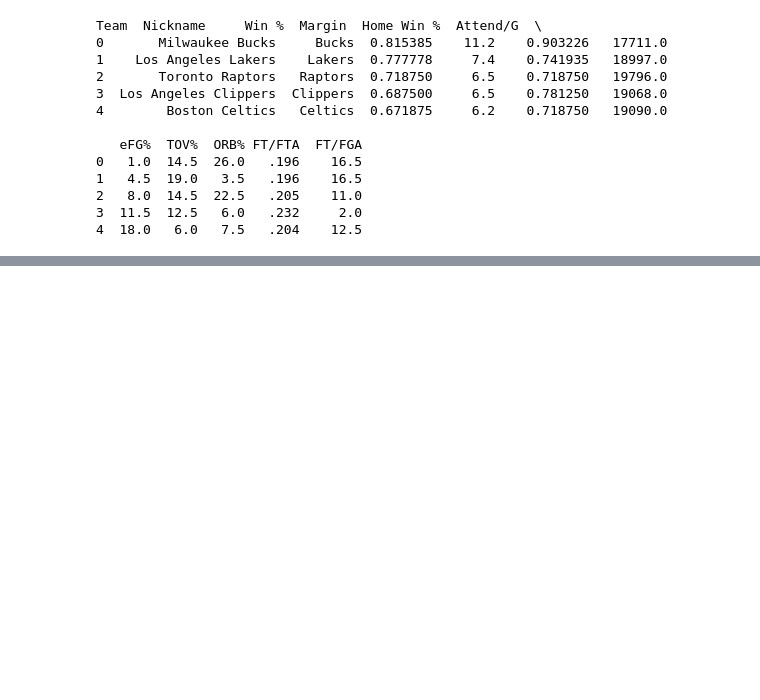
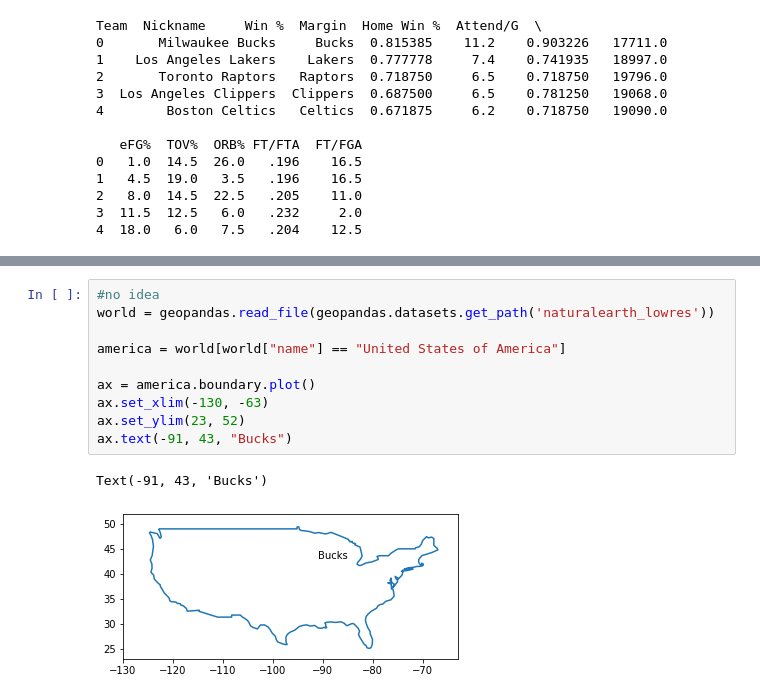
Before and after one commit to cjdunteman/cs320_final, a Jupyter notebook: experimenting.ipynb, the cells around one changed output, grey strips where cells are left out. Drawn from its saved outputs; the diff is of its cells as text; blank space fills up the shorter version.

```diff
--- a/experimenting.ipynb
+++ b/experimenting.ipynb
@@ -224,2 +231,15 @@ plt.show()
 # %% [output]
 [figure]
+# %%
+#no idea
+world = geopandas.read_file(geopandas.datasets.get_path('naturalearth_lowres'))
+
+america = world[world["name"] == "United States of America"]
+
+ax = america.boundary.plot()
+ax.set_xlim(-130, -63)
+ax.set_ylim(23, 52)
+ax.text(-91, 43, "Bucks")
+# %% [output]
+Text(-91, 43, 'Bucks')
+[figure, added]
```
Also changed, not shown: parts of 2 cells of this notebook, 1 other file.
